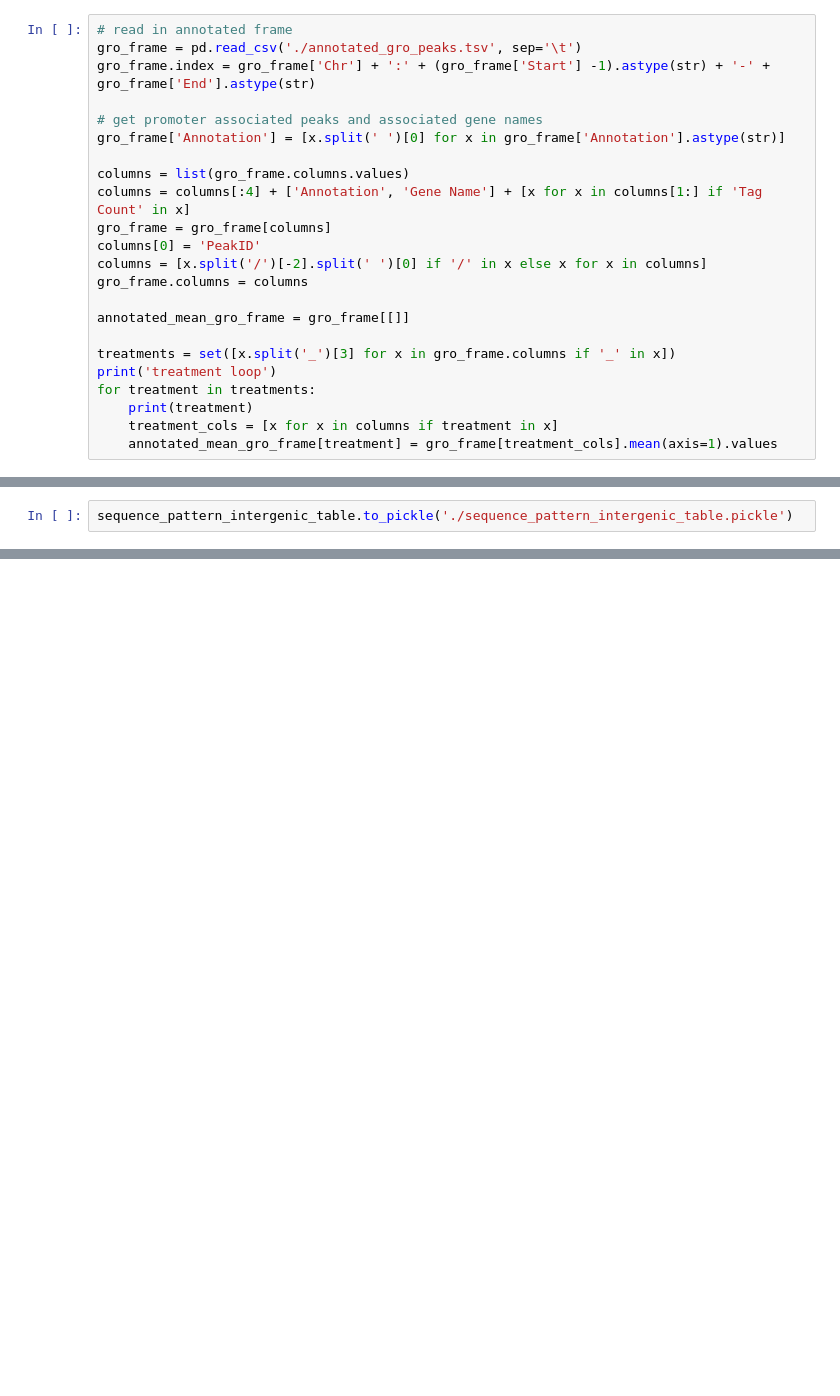
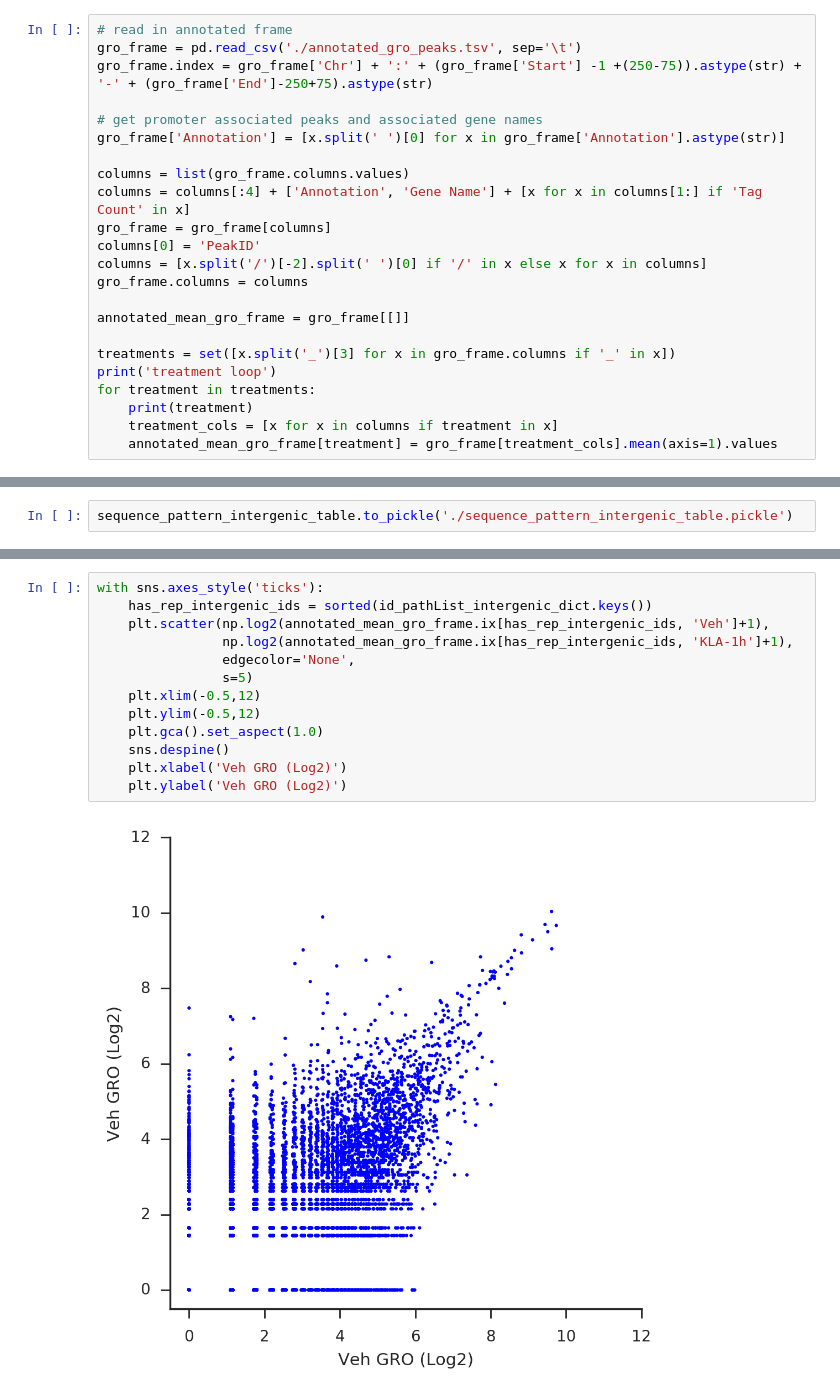
Before and after one commit to jenhantao/ipython-notebooks, a Jupyter notebook: Signal Level Analysis.ipynb, the cells around one changed output, grey strips where cells are left out. Drawn from its saved outputs; the diff is of its cells as text; blank space fills up the shorter version.

```diff
--- a/Signal Level Analysis.ipynb
+++ b/Signal Level Analysis.ipynb
@@ -955,7 +950,7 @@ See the caveats in the documentation: http://pandas.pydata.org/pandas-docs/stabl
 # %%
 # read in annotated frame
 gro_frame = pd.read_csv('./annotated_gro_peaks.tsv', sep='\t')
-gro_frame.index = gro_frame['Chr'] + ':' + (gro_frame['Start'] -1).astype(str) + '-' + gro_frame['End'].astype(str)
+gro_frame.index = gro_frame['Chr'] + ':' + (gro_frame['Start'] -1 +(250-75)).astype(str) + '-' + (gro_frame['End']-250+75).astype(str)
 
 # get promoter associated peaks and associated gene names
 gro_frame['Annotation'] = [x.split(' ')[0] for x in gro_frame['Annotation'].astype(str)]
@@ -1275,0 +1309,15 @@ sequence_pattern_intergenic_table.to_pickle('./sequence_pattern_intergenic_table
+# %%
+with sns.axes_style('ticks'):
+    has_rep_intergenic_ids = sorted(id_pathList_intergenic_dict.keys())
+    plt.scatter(np.log2(annotated_mean_gro_frame.ix[has_rep_intergenic_ids, 'Veh']+1),
+                np.log2(annotated_mean_gro_frame.ix[has_rep_intergenic_ids, 'KLA-1h']+1),
+                edgecolor='None',
+                s=5)
+    plt.xlim(-0.5,12)
+    plt.ylim(-0.5,12)
+    plt.gca().set_aspect(1.0)
+    sns.despine()
+    plt.xlabel('Veh GRO (Log2)')
+    plt.ylabel('Veh GRO (Log2)')
+# %% [output]
+[figure, added]
```
Also changed, not shown: parts of 20 cells of this notebook.
